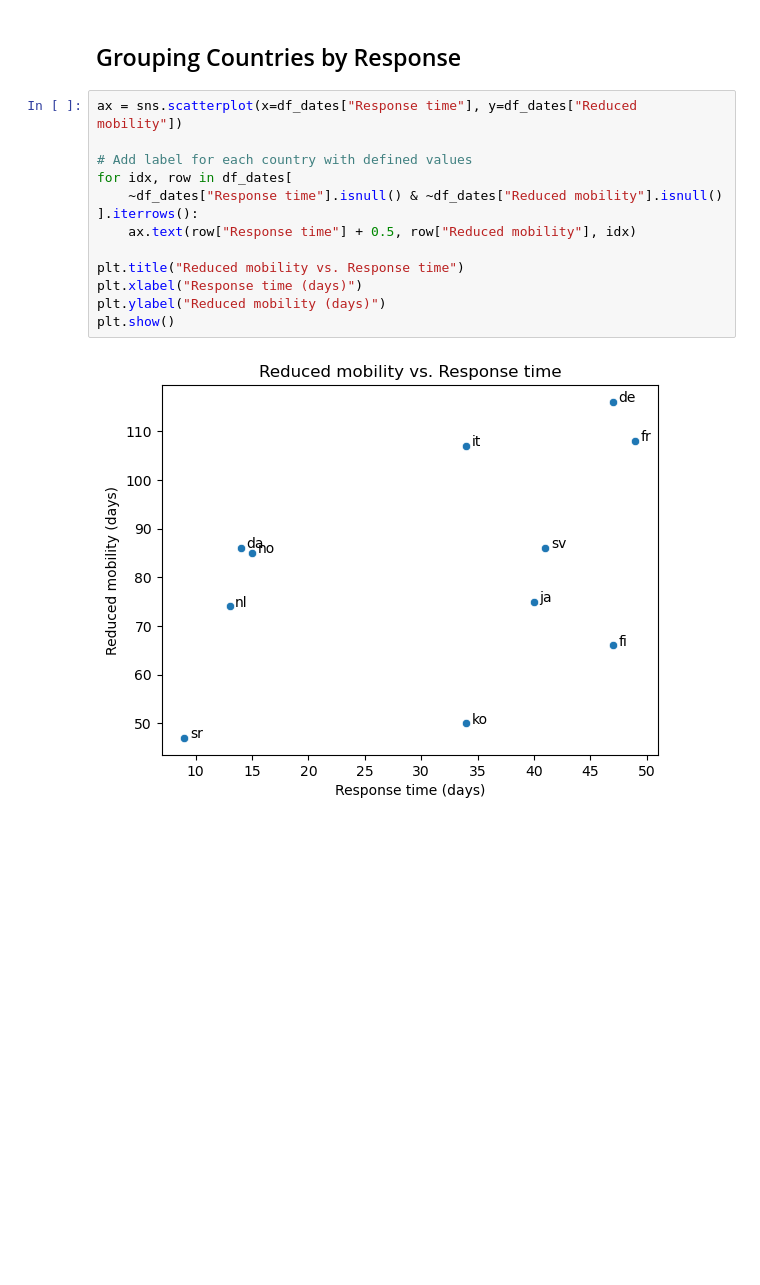
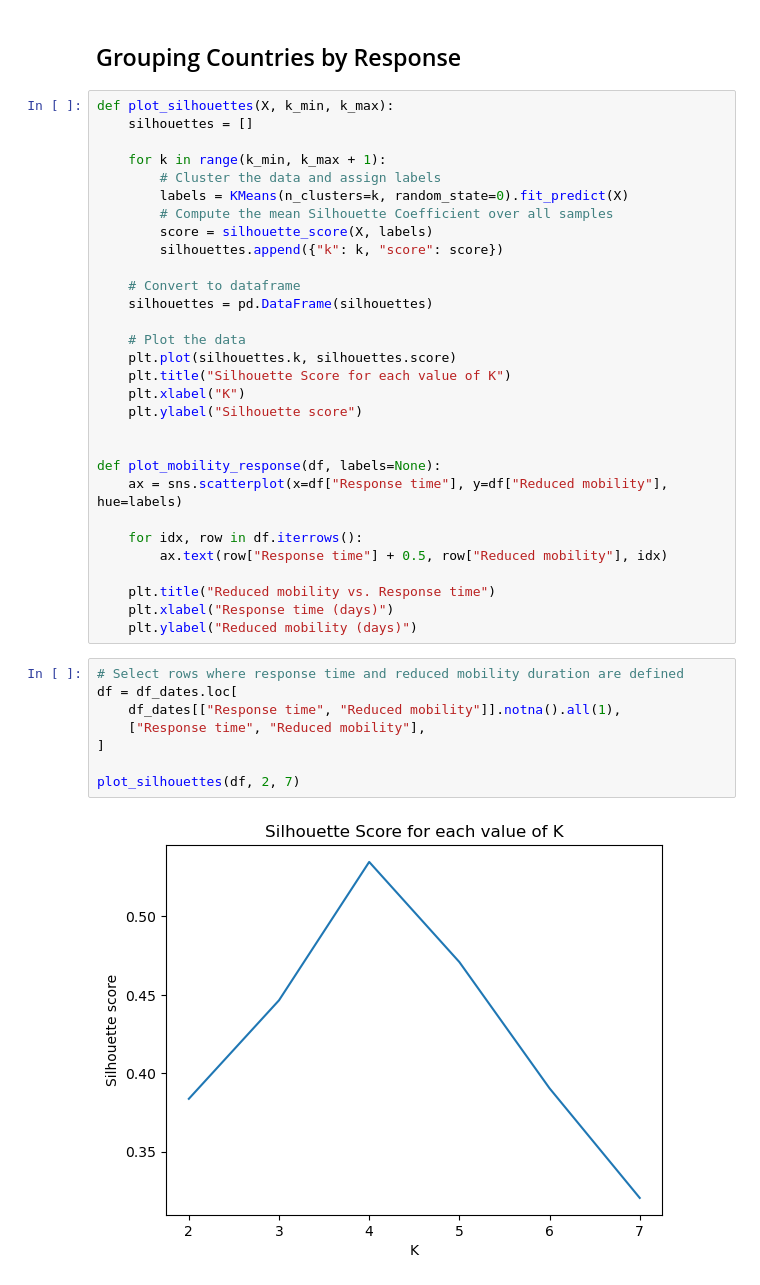
Before and after one commit to epfl-ada/ada-2022-project-zeta, a Jupyter notebook: ADAnalysis.ipynb, the cells around one changed output. Saved outputs shown, nothing was run; the diff lists cells and outputs as text; blank space fills up the shorter version.

Commit message:
Group countries by response

```diff
--- a/ADAnalysis.ipynb
+++ b/ADAnalysis.ipynb
@@ -17,18 +19,43 @@ df_dates = pd.read_csv(DATA_PATH + "interventions.csv", index_col="lang")
 df_dates = process_interventions_data(df_dates)
 # %% [markdown]
 ## Grouping Countries by Response
-# %%
-ax = sns.scatterplot(x=df_dates["Response time"], y=df_dates["Reduced mobility"])
-
-# Add label for each country with defined values
-for idx, row in df_dates[
-    ~df_dates["Response time"].isnull() & ~df_dates["Reduced mobility"].isnull()
-].iterrows():
-    ax.text(row["Response time"] + 0.5, row["Reduced mobility"], idx)
-
-plt.title("Reduced mobility vs. Response time")
-plt.xlabel("Response time (days)")
-plt.ylabel("Reduced mobility (days)")
-plt.show()
-# %% [output]
-[figure, removed]
+# %%
+def plot_silhouettes(X, k_min, k_max):
+    silhouettes = []
+
+    for k in range(k_min, k_max + 1):
+        # Cluster the data and assign labels
+        labels = KMeans(n_clusters=k, random_state=0).fit_predict(X)
+        # Compute the mean Silhouette Coefficient over all samples
+        score = silhouette_score(X, labels)
+        silhouettes.append({"k": k, "score": score})
+
+    # Convert to dataframe
+    silhouettes = pd.DataFrame(silhouettes)
+
+    # Plot the data
+    plt.plot(silhouettes.k, silhouettes.score)
+    plt.title("Silhouette Score for each value of K")
+    plt.xlabel("K")
+    plt.ylabel("Silhouette score")
+
+
+def plot_mobility_response(df, labels=None):
+    ax = sns.scatterplot(x=df["Response time"], y=df["Reduced mobility"], hue=labels)
+
+    for idx, row in df.iterrows():
+        ax.text(row["Response time"] + 0.5, row["Reduced mobility"], idx)
+
+    plt.title("Reduced mobility vs. Response time")
+    plt.xlabel("Response time (days)")
+    plt.ylabel("Reduced mobility (days)")
+# %%
+# Select rows where response time and reduced mobility duration are defined
+df = df_dates.loc[
+    df_dates[["Response time", "Reduced mobility"]].notna().all(1),
+    ["Response time", "Reduced mobility"],
+]
+
+plot_silhouettes(df, 2, 7)
+# %% [output]
+[figure, added]
```
Also changed, not shown: parts of 5 cells of this notebook.
